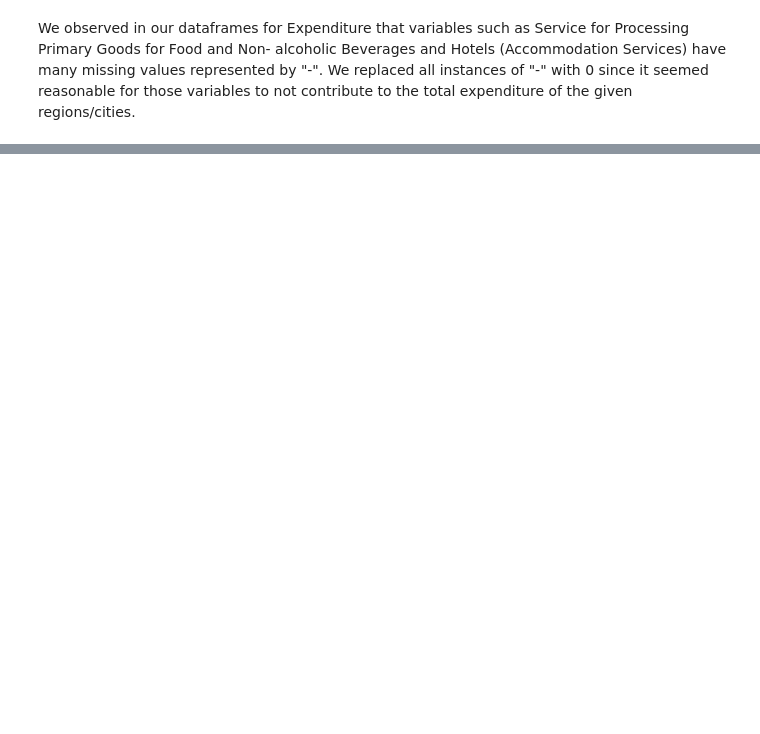
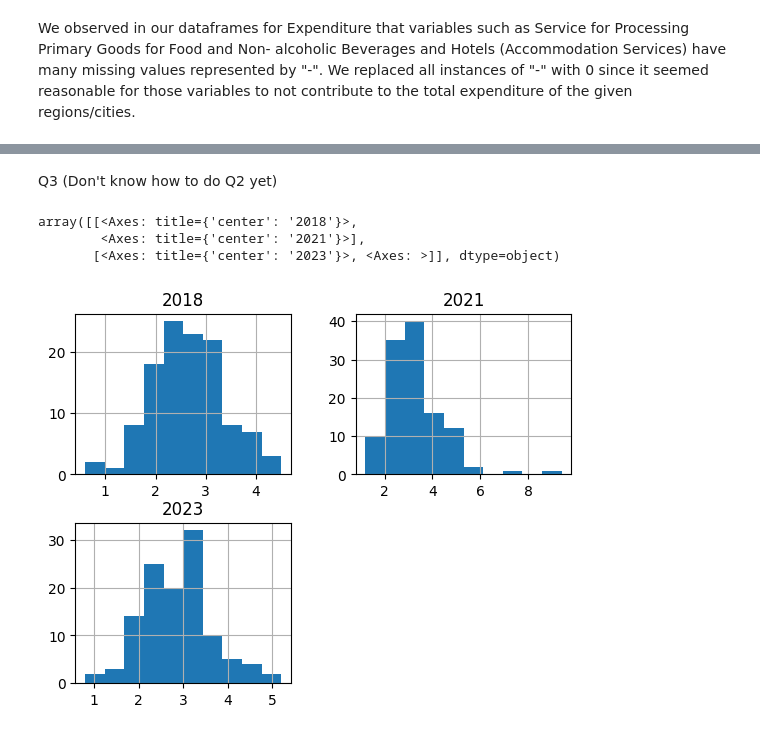
Before and after one commit to Sky282128/RoleModels, a Jupyter notebook: RoleModels.ipynb, the cells around one changed output, grey strips where cells are left out. Drawn from its saved outputs; the diff is of its cells as text; code cells hidden in the pictures; blank space fills up the shorter version.

Commit message:
Dictionaries, More data cleaning, Q1 and Q3

```diff
--- a/RoleModels.ipynb
+++ b/RoleModels.ipynb
@@ -138,16 +139,8 @@ Expenditure18.tail(10)
 # %% [markdown]
 We observed that Maguindanao del Norte and Maguindanao del Sur are the only regions that lack a majority of their expected values in both Income and Expenditure. Thus, we removed the rows for Maguindanao del Norte and and Maguindanao del Sur from all of our dataframes.
 # %%
-Income18.drop(labels="Maguindanao del Sur", axis=0, inplace=True)
-Income18.drop(labels="Maguindanao del Norte", axis=0, inplace=True)
-Income21.drop(labels="Maguindanao del Sur", axis=0, inplace=True)
-Income21.drop(labels="Maguindanao del Norte", axis=0, inplace=True)
-Income23.drop(labels="Maguindanao del Sur", axis=0, inplace=True)
-Income23.drop(labels="Maguindanao del Norte", axis=0, inplace=True)
+for df in IE:
+  IE[df].drop(labels="Maguindanao del Sur", inplace=True)
+  IE[df].drop(labels="Maguindanao del Norte", inplace=True)
 
-Expenditure18.drop(labels="Maguindanao del Sur", axis=0, inplace=True)
-Expenditure18.drop(labels="Maguindanao del Norte", axis=0, inplace=True)
-Expenditure21.drop(labels="Maguindanao del Sur", axis=0, inplace=True)
-Expenditure21.drop(labels="Maguindanao del Norte", axis=0, inplace=True)
-Expenditure23.drop(labels="Maguindanao del Sur", axis=0, inplace=True)
-Expenditure23.drop(labels="Maguindanao del Norte", axis=0, inplace=True)
+IE["Expenditure23"].head(10)
@@ -170,21 +159,9 @@ Expenditure23.head(10)
 # %% [markdown]
 We observed in our dataframes for Expenditure that variables such as Service for Processing Primary Goods for Food and Non- alcoholic Beverages and Hotels (Accommodation Services) have many missing values represented by "-". We replaced all instances of "-" with 0 since it seemed reasonable for those variables to not contribute to the total expenditure of the given regions/cities.
 # %%
-Expenditure18.iloc[1:, 1:] = (
-    Expenditure18.iloc[1:, 1:]
-    .replace(['-', '–', '−', '', ' -', ' - '], '0')
+for df in IE:
+  IE[df].iloc[1:, 1:] = (
+    IE[df].iloc[1:, 1:]
     .apply(pd.to_numeric, errors='coerce')
     .fillna(0)
-)
-Expenditure21.iloc[1:, 1:] = (
-    Expenditure21.iloc[1:, 1:]
-    .replace(['-', '–', '−', '', ' -', ' - '], '0')
-    .apply(pd.to_numeric, errors='coerce')
-    .fillna(0)
-)
-Expenditure23.iloc[1:, 1:] = (
-    Expenditure23.iloc[1:, 1:]
-    .replace(['-', '–', '−', '', ' -', ' - '], '0')
-    .apply(pd.to_numeric, errors='coerce')
-    .fillna(0)
-)
+  )
@@ -235,0 +225,14 @@ print(Q118,Q121,Q123)
+# %% [markdown]
+Q3 (Don't know how to do Q2 yet)
+# %%
+IEQ3 = pd.DataFrame({'2018': IE["Expenditure18"][9],
+                     '2021': IE["Expenditure21"][9],
+                     '2023': IE["Expenditure23"][9]})
+IEQ3 = IEQ3.iloc[1:]
+IEQ3 = IEQ3.apply(pd.to_numeric)
+IEQ3.hist()
+# %% [output]
+array([[<Axes: title={'center': '2018'}>,
+        <Axes: title={'center': '2021'}>],
+       [<Axes: title={'center': '2023'}>, <Axes: >]], dtype=object)
+[figure, added]
```
Also changed, not shown: parts of 13 cells of this notebook.
